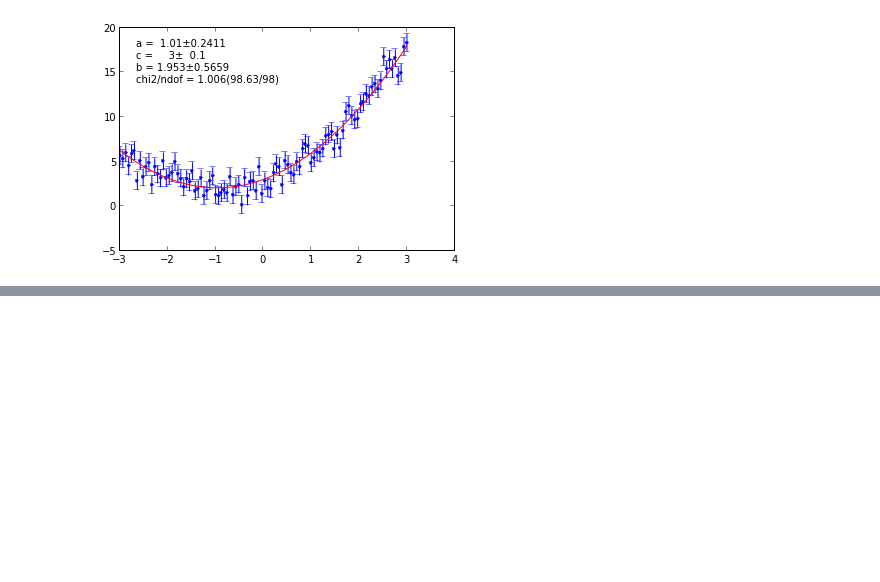
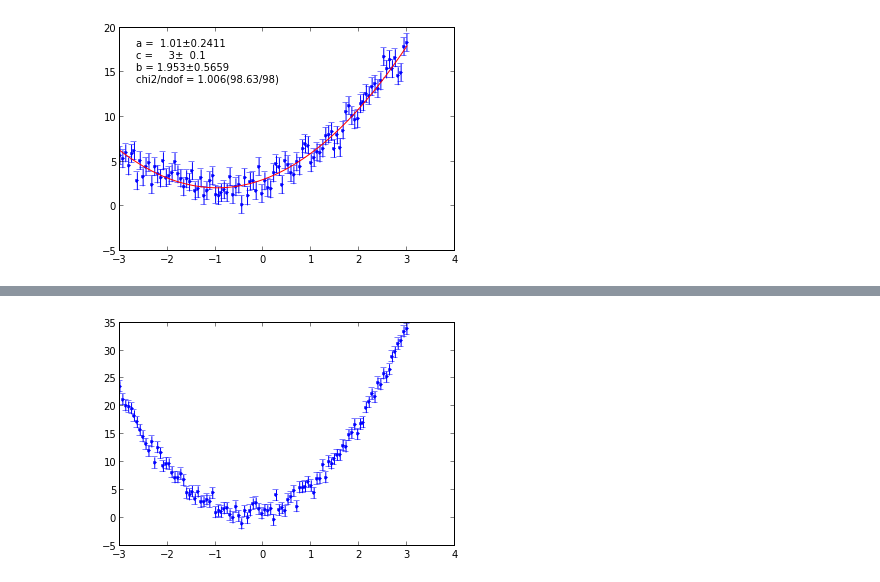
Before and after one commit to scikit-hep/probfit, a Jupyter notebook: tutorial.ipynb, the cells around one changed output, grey strips where cells are left out. Cells and saved outputs as stored; diff of their text form; code cells hidden in the pictures; blank space fills up the shorter version.

```diff
--- a/tutorial.ipynb
+++ b/tutorial.ipynb
@@ -84,0 +90,4 @@ print m.valuesprint m.errorsto_minimize.draw(m)
+# %%
+x=linspace(-3,3,100)y=vp(x,1,2,3)+randn(100)#that line + gauassian of mean 0 width 1 to give it some fluctuationerr = np.zeros(100)err.fill(1.)errorbar(x,y,err,fmt='.b');
+# %% [output]
+[figure, added]
```
Also changed, not shown: parts of 3 cells of this notebook, 8 other files.
